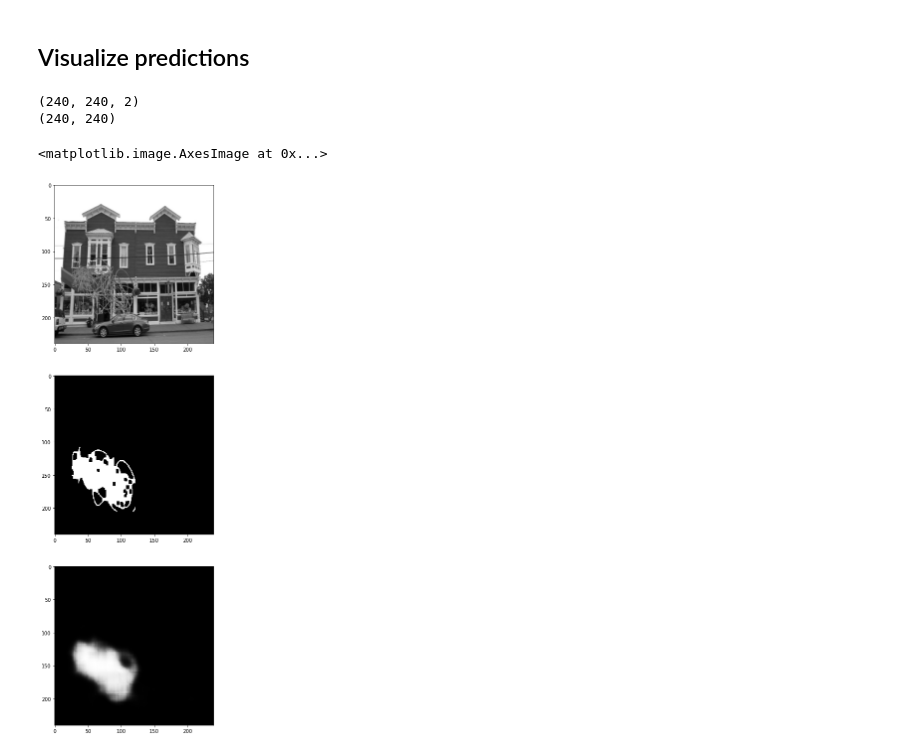
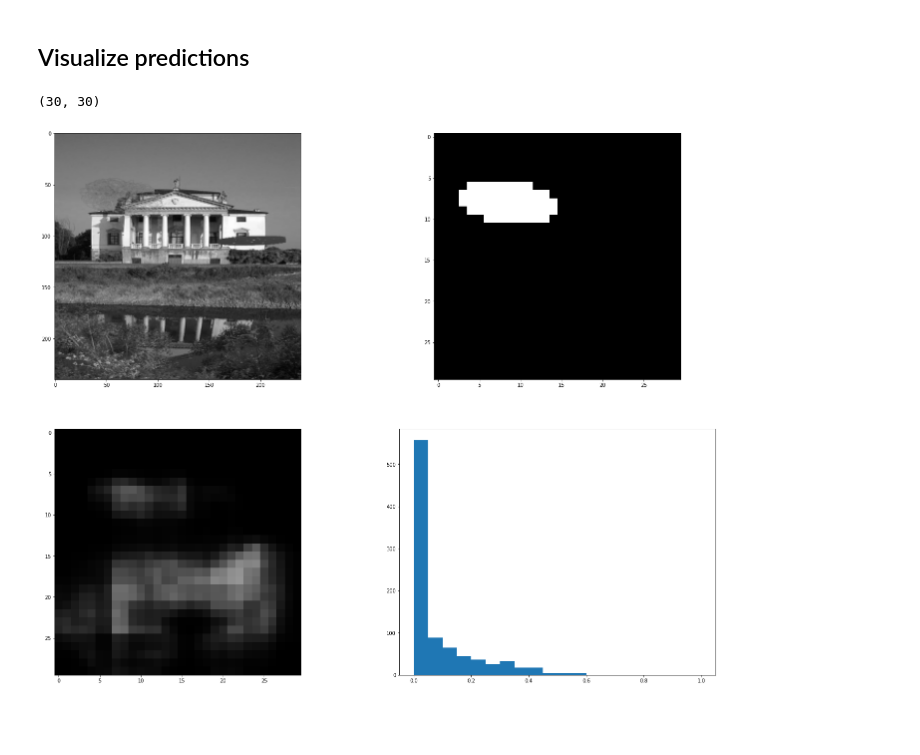
Before and after one commit to kanstancin/classifiers, a Jupyter notebook: segment.ipynb, the cells around one changed output. Saved outputs shown, nothing was run; the diff lists cells and outputs as text; code cells hidden in the pictures; blank space fills up the shorter version.

```diff
--- a/segment.ipynb
+++ b/segment.ipynb
@@ -376,9 +510,9 @@ val_target_img_paths = df_val.mask_.astype(str).to_list()
 
 # Instantiate data Sequences for each split
 train_gen = OxfordPets(
-    batch_size, img_size, train_input_img_paths, train_target_img_paths
+    batch_size, img_size, target_size, train_input_img_paths, train_target_img_paths
 )
-val_gen = OxfordPets(batch_size, img_size, val_input_img_paths, val_target_img_paths)
+val_gen = OxfordPets(batch_size, img_size, target_size, val_input_img_paths, val_target_img_paths)
 # %% [markdown]
 ## Train the model
 # %%
@@ -392,5 +526,5 @@ callbacks = [
 ]
 
 # Train the model, doing validation at the end of each epoch.
-epochs = 15
-model.fit(train_gen, epochs=epochs, validation_data=val_gen, callbacks=callbacks)
+epochs = 5
+history = model.fit(train_gen, epochs=epochs, validation_data=val_gen, callbacks=callbacks)
@@ -418,51 +531,47 @@ Epoch 15/15
+# %%
+def get_mask(i, preds, scale=False):
+    """Quick utility to display a model's prediction."""
+    if not scale:
+        mask = np.argmax(val_preds[i], axis=-1)
+    else:
+        mask = preds[i][:, :, 1]
+
+#     mask = np.expand_dims(mask, axis=-1)
+#     img = PIL.ImageOps.autocontrast(keras.preprocessing.image.array_to_img(mask))
+#     display(img)
+    return mask
 # %% [markdown]
 ## Visualize predictions
 # %%
+from matplotlib.colors import Normalize
 # Generate predictions for all images in the validation set
 
-val_gen = OxfordPets(batch_size, img_size, val_input_img_paths[:100], val_target_img_paths[:100])
+val_gen = OxfordPets(batch_size, img_size, target_size, val_input_img_paths[:100], val_target_img_paths[:100])
 val_preds = model.predict(val_gen)
-
-print(val_preds[i].shape)
-def get_mask(i, scale=False):
-    """Quick utility to display a model's prediction."""
-    if not scale:
-        mask = np.argmax(val_preds[i], axis=-1)
-    else:
-        mask = val_preds[i][:, :, 1]
-
-#     mask = np.expand_dims(mask, axis=-1)
-#     img = PIL.ImageOps.autocontrast(keras.preprocessing.image.array_to_img(mask))
-#     display(img)
-    return mask
-
-
 
 
 # Display results for validation image #10
-i = 19
+i = 60
 
-img = load_img_cv(val_input_img_paths[i], target_size, is_mask=False)
+img = load_img_cv(val_input_img_paths[i], img_size, is_mask=False)
 mask = load_img_cv(val_target_img_paths[i], target_size, is_mask=True)
-fig, ax = plt.subplots(3,1,figsize=(25,20))
-ax[0].imshow(img, cmap="gray")
-ax[1].imshow(mask, cmap="gray")
+fig, ax = plt.subplots(2,2,figsize=(25,20))
+ax[0, 0].imshow(img, cmap="gray")
+ax[0, 1].imshow(mask, cmap="gray")
 
-mask_pred = get_mask(i, scale=True)
+mask_pred = get_mask(i, val_preds, scale=True)
 print(mask_pred.shape)
-ax[2].imshow(mask_pred.reshape(mask_pred.shape[:2]), cmap="gray")
-
+ax[1, 0].imshow(mask_pred.reshape(mask_pred.shape[:2]), cmap="gray", vmin=0, vmax=1.0)#, norm=Normalize([0, 1]))
+ax[1, 1].hist(mask_pred.reshape(-1), bins=20, range=[0, 1]);
 # Display input image
 # display(Image(filename=val_input_img_paths[i]))
 
 # # Display ground-truth target mask
 # img = PIL.ImageOps.autocontrast(load_img(val_target_img_paths[i]))
 # display(img)
 
 # # Display mask predicted by our model
 # display_mask(i)  # Note that the model only sees inputs at 150x150.
 # %% [output]
-(240, 240, 2)
-(240, 240)
+(30, 30)
-<matplotlib.image.AxesImage at 0x...>
-[figure, old version]
+[figure, new version]
```
Also changed, not shown: parts of 16 cells of this notebook, 1 other file.
